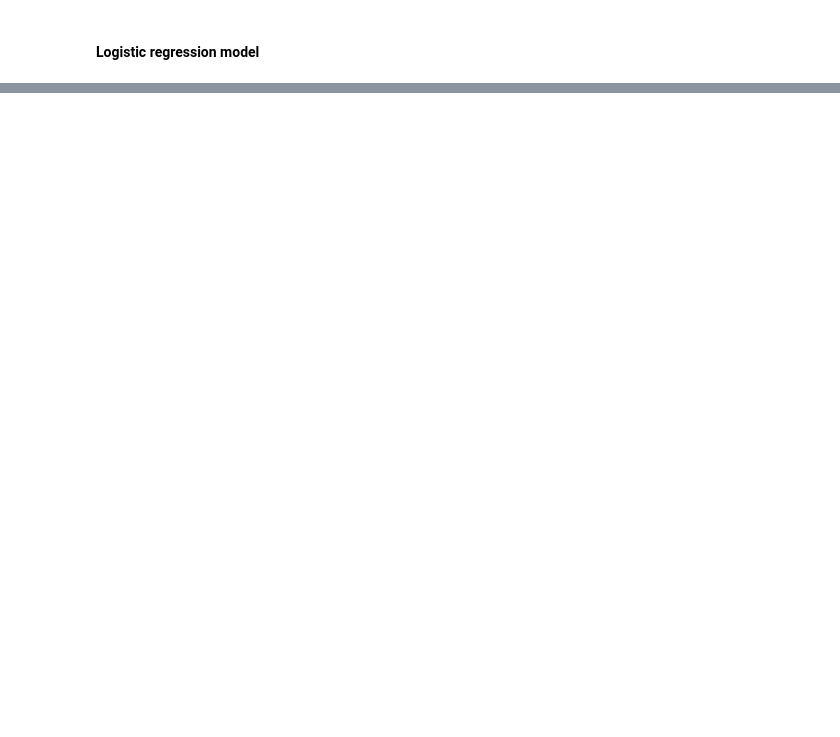
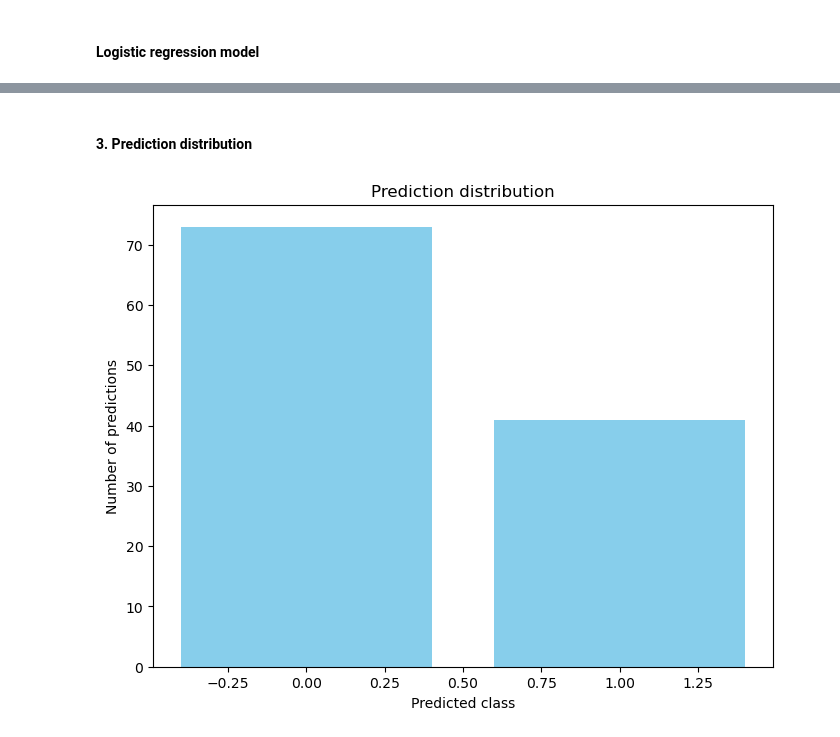
Before and after one commit to aidagarcd/BREAST_CANCER_WISCONSIN, a Jupyter notebook: Breast_Cancer_Wisconsin_Diagnostic_DataSet.ipynb, the cells around one changed output, grey strips where cells are left out. Cells and saved outputs as stored; diff of their text form; code cells hidden in the pictures; blank space fills up the shorter version.

```diff
--- a/Breast_Cancer_Wisconsin_Diagnostic_DataSet.ipynb
+++ b/Breast_Cancer_Wisconsin_Diagnostic_DataSet.ipynb
@@ -297,0 +378,16 @@ weighted avg       0.97      0.96      0.96       114
+# %% [markdown]
+#### 3. Prediction distribution
+# %%
+# Prediction distribution
+unique, counts = np.unique(y_pred, return_counts=True)
+pred_counts = dict(zip(unique, counts))
+
+# Graph
+plt.figure(figsize=(8, 6))
+plt.bar(pred_counts.keys(), pred_counts.values(), color='skyblue')
+plt.xlabel('Predicted class')
+plt.ylabel('Number of predictions')
+plt.title('Prediction distribution')
+plt.show()
+# %% [output]
+[figure, added]
```
Also changed, not shown: parts of 26 cells of this notebook.
